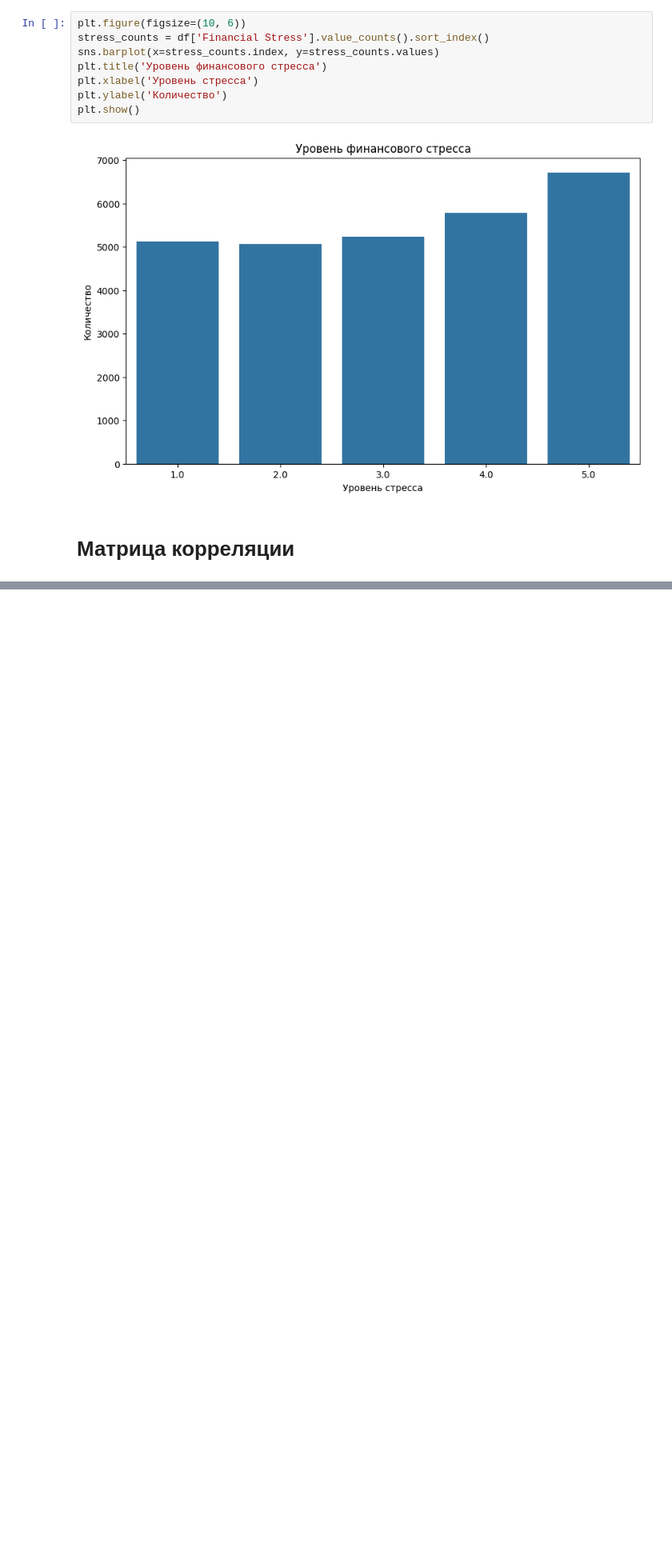
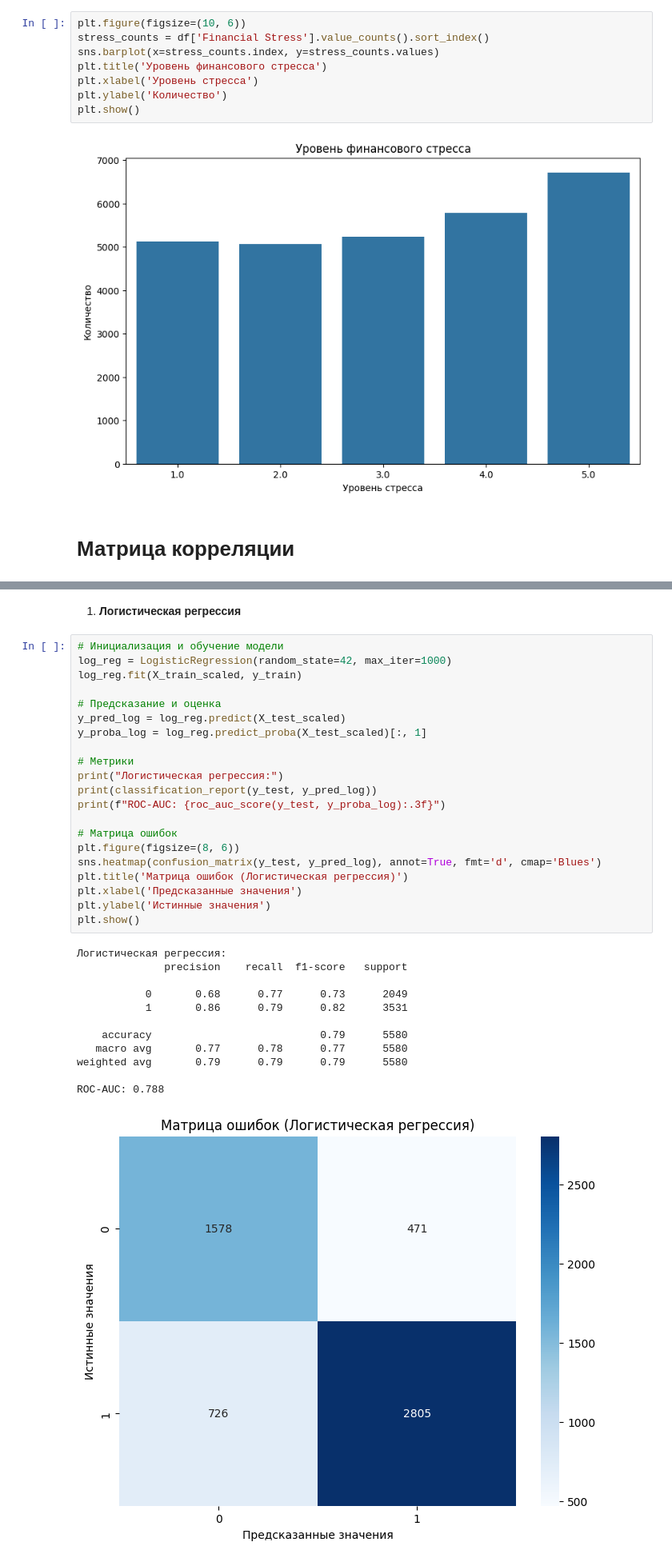
Before and after one commit to kasaiannn/HW, a Jupyter notebook: project.ipynb, the cells around one changed output, grey strips where cells are left out. Shown: that part at 80% size. Saved outputs shown, nothing was run; the diff lists cells and outputs as text; blank space fills up the shorter version.

```diff
--- a/project.ipynb
+++ b/project.ipynb
@@ -402,0 +484,36 @@ plt.show()
+# %% [markdown]
+1. **Логистическая регрессия**
+# %%
+# Инициализация и обучение модели
+log_reg = LogisticRegression(random_state=42, max_iter=1000)
+log_reg.fit(X_train_scaled, y_train)
+
+# Предсказание и оценка
+y_pred_log = log_reg.predict(X_test_scaled)
+y_proba_log = log_reg.predict_proba(X_test_scaled)[:, 1]
+
+# Метрики
+print("Логистическая регрессия:")
+print(classification_report(y_test, y_pred_log))
+print(f"ROC-AUC: {roc_auc_score(y_test, y_proba_log):.3f}")
+
+# Матрица ошибок
+plt.figure(figsize=(8, 6))
+sns.heatmap(confusion_matrix(y_test, y_pred_log), annot=True, fmt='d', cmap='Blues')
+plt.title('Матрица ошибок (Логистическая регрессия)')
+plt.xlabel('Предсказанные значения')
+plt.ylabel('Истинные значения')
+plt.show()
+# %% [output]
+Логистическая регрессия:
+              precision    recall  f1-score   support
+
+           0       0.68      0.77      0.73      2049
+           1       0.86      0.79      0.82      3531
+
+    accuracy                           0.79      5580
+   macro avg       0.77      0.78      0.77      5580
+weighted avg       0.79      0.79      0.79      5580
+
+ROC-AUC: 0.788
+[figure, added]
```
Also changed, not shown: parts of 15 cells of this notebook.
